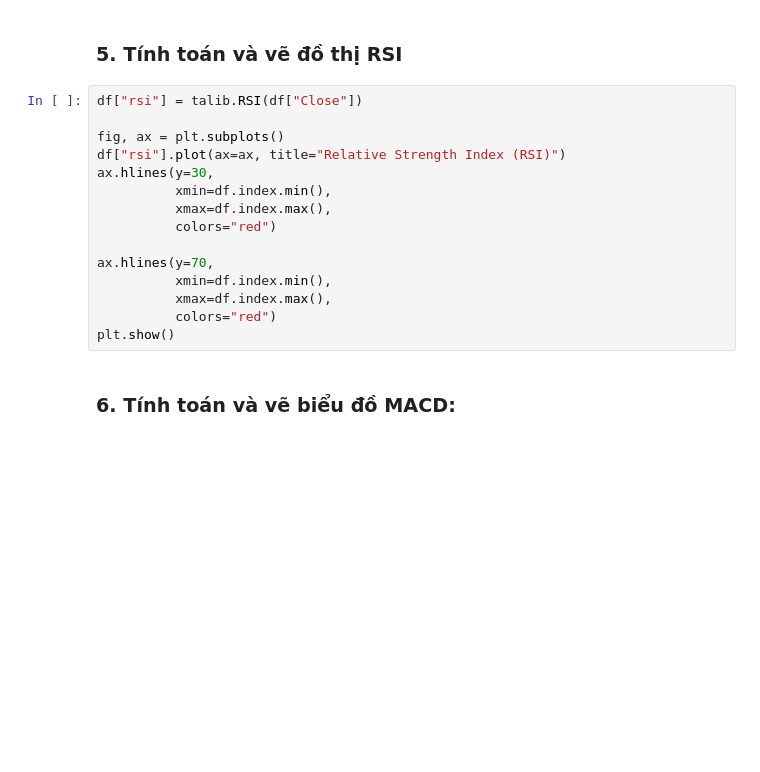
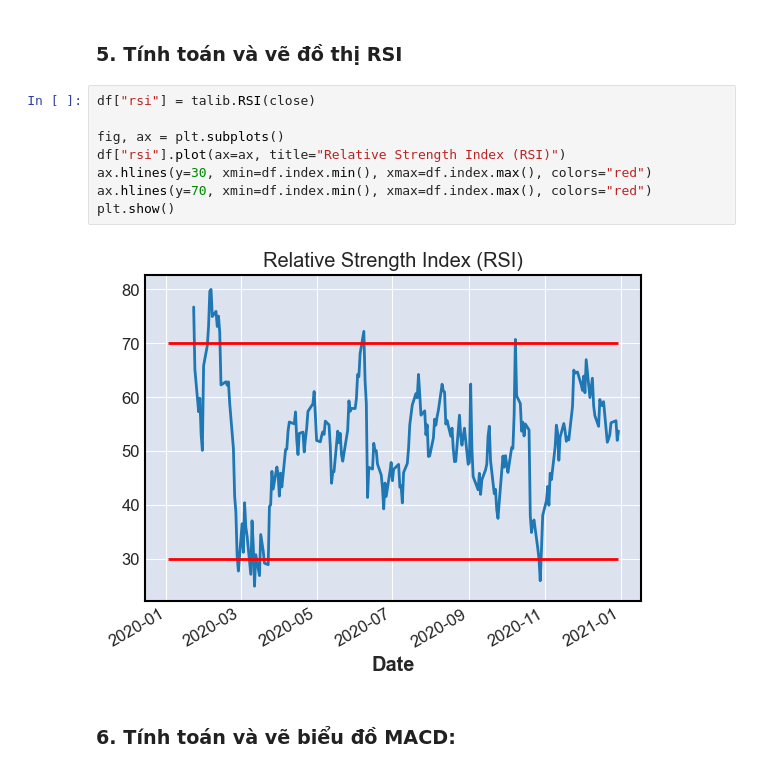
Before and after one commit to bibo0610/DATAMINING_20, a Jupyter notebook: chapter5.ipynb, the cells around one changed output. Saved outputs shown, nothing was run; the diff lists cells and outputs as text; blank space fills up the shorter version.

```diff
--- a/chapter5.ipynb
+++ b/chapter5.ipynb
@@ -39,20 +65,15 @@ ax.fill_between(df.index, df["bb_low"], df["bb_up"], color="lightgray", alpha=0.
 # %% [markdown]
 ### 5. Tính toán và vẽ đồ thị RSI
 # %%
-df["rsi"] = talib.RSI(df["Close"])
+df["rsi"] = talib.RSI(close)
 
 fig, ax = plt.subplots()
 df["rsi"].plot(ax=ax, title="Relative Strength Index (RSI)")
-ax.hlines(y=30,
-          xmin=df.index.min(),
-          xmax=df.index.max(),
-          colors="red")
-
-ax.hlines(y=70,
-          xmin=df.index.min(),
-          xmax=df.index.max(),
-          colors="red")
+ax.hlines(y=30, xmin=df.index.min(), xmax=df.index.max(), colors="red")
+ax.hlines(y=70, xmin=df.index.min(), xmax=df.index.max(), colors="red")
 plt.show()
+# %% [output]
+[figure, added]
 # %% [markdown]
 ### 6. Tính toán và vẽ biểu đồ MACD:
 # %%
```
Also changed, not shown: parts of 19 cells of this notebook.
